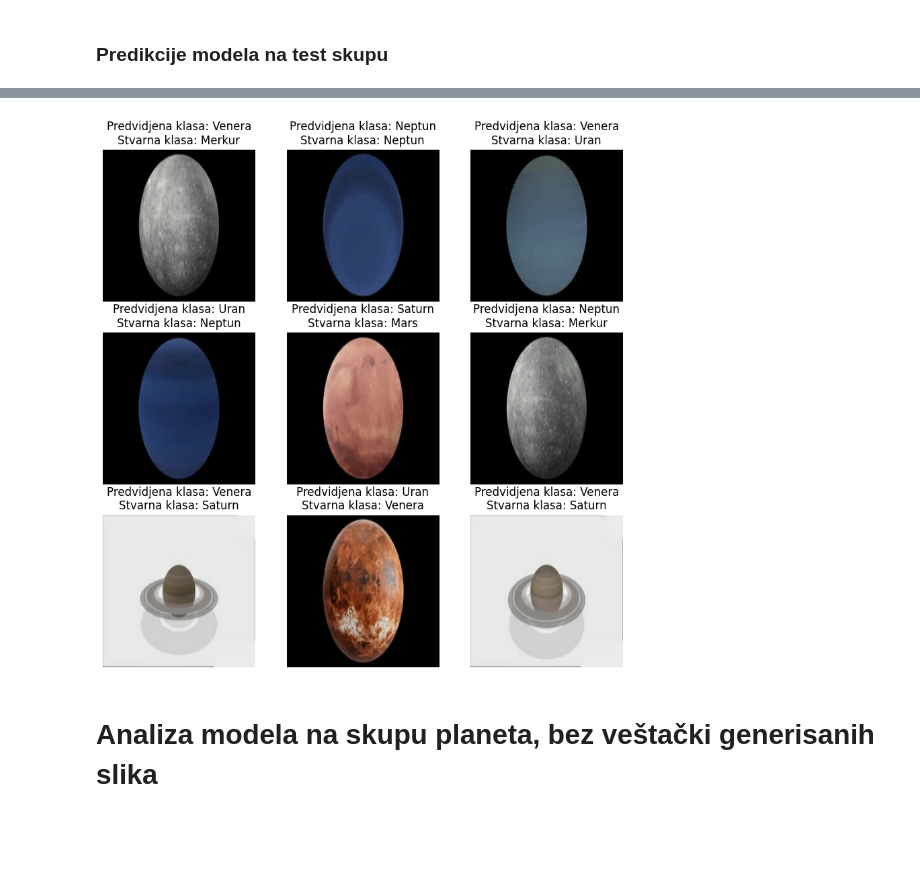
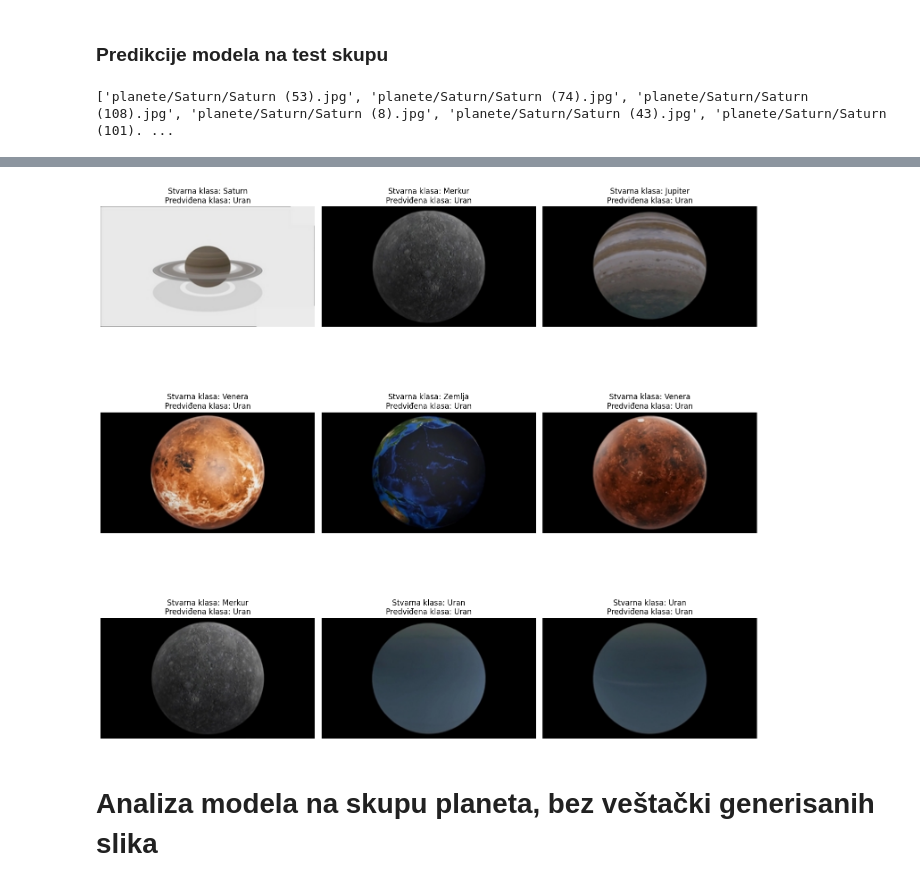
Before and after one commit to todortodorovic/IP2projekat, a Jupyter notebook: Klasifikacija planeta i satelita - prvi deo.ipynb, the cells around one changed output, grey strips where cells are left out. Cells and saved outputs as stored; diff of their text form; code cells hidden in the pictures; blank space fills up the shorter version.

```diff
--- a/Klasifikacija planeta i satelita - prvi deo.ipynb
+++ b/Klasifikacija planeta i satelita - prvi deo.ipynb
@@ -239,21 +242,55 @@ Gubitak na test skupu: 0.7642920017242432
 # %% [markdown]
 ### Predikcije modela na test skupu
+# %%
+import os
+
+direktorijum = "planete"
+
+putanje_slika = []
+for koren, direktorijumi, fajlovi in os.walk(direktorijum):
+    for fajl in fajlovi:
+        if fajl.endswith(".jpg"):  # ili bilo koji drugi format slika koji koristite
+            putanja = os.path.join(koren, fajl)
+            putanje_slika.append(putanja)
+
+print(putanje_slika)
+# %% [output]
+['planete/Saturn/Saturn (53).jpg', 'planete/Saturn/Saturn (74).jpg', 'planete/Saturn/Saturn (108).jpg', 'planete/Saturn/Saturn (8).jpg', 'planete/Saturn/Saturn (43).jpg', 'planete/Saturn/Saturn (101). ...
 # %%
-import tensorflow as tf
-import matplotlib.pyplot as plt
+from tensorflow.keras.preprocessing import image
+# Dobijanje random 9 putanja iz test generatora
+putanje = np.random.choice(putanje_slika, 9, replace=False)
 
-# Predikcije na osnovu test skupa
-predikcije = model.predict(test_ds)
+# Prikazivanje slika sa random putanja
+plt.figure(figsize=(15, 15))
+for i, putanja in enumerate(putanje):
 
-# Prikaz slika, njihovih stvarnih klasa, i predvidjenih klasa
-plt.figure(figsize=(10, 10))
-for slike, oznake in test_ds.take(1):
-    for i in range(9):
-        ax = plt.subplot(3, 3, i + 1)
-        plt.imshow(slike[i].numpy().astype("uint8"))
-        predvidjena_klasa = imena_klasa[np.argmax(predikcije[i])]
-        stvarna_klasa = imena_klasa[oznake[i]]
-        plt.title(f'Predvidjena klasa: {predvidjena_klasa}\nStvarna klasa: {stvarna_klasa}')
-        plt.axis("off")
+    # Učitavanje slike
+    slika = plt.imread(putanja)
+
+    # Učitavanje slike sa putanje
+    img = image.load_img(putanja, target_size=(256,256))
+    x = image.img_to_array(img)
+    x = np.expand_dims(x, axis=0)
+
+    # Normalizacija slike
+    x = x / 255.0  # Normalizacija piksela na [0, 1] opseg
+
+    # Predviđanje klase
+    predikcija = model.predict(x)
+
+    # Pretvaranje predikcije u čitljiv oblik
+    klasa_predikcije = planete[np.argmax(predikcija)]
+
+    # Dobijanje oznake klase iz putanje
+    klasa = putanja.split('/')[-2]  # Pretpostavka da je klasa pretposlednji deo putanje
+
+    # Prikaz slike
+    plt.subplot(3, 3, i + 1)
+    plt.imshow(slika)
+    plt.title(f"Stvarna klasa: {klasa}\nPredviđena klasa: {klasa_predikcije}")
+    plt.axis('off')
+
+plt.tight_layout()
 plt.show()
 # %% [output]
@@ -261,4 +306,4 @@ plt.show()
-[figure, old version]
+[figure, new version]
 # %% [markdown]
 # Analiza modela na skupu planeta, bez veštački generisanih slika
 # %% [markdown]
```
Also changed, not shown: parts of 11 cells of this notebook.
